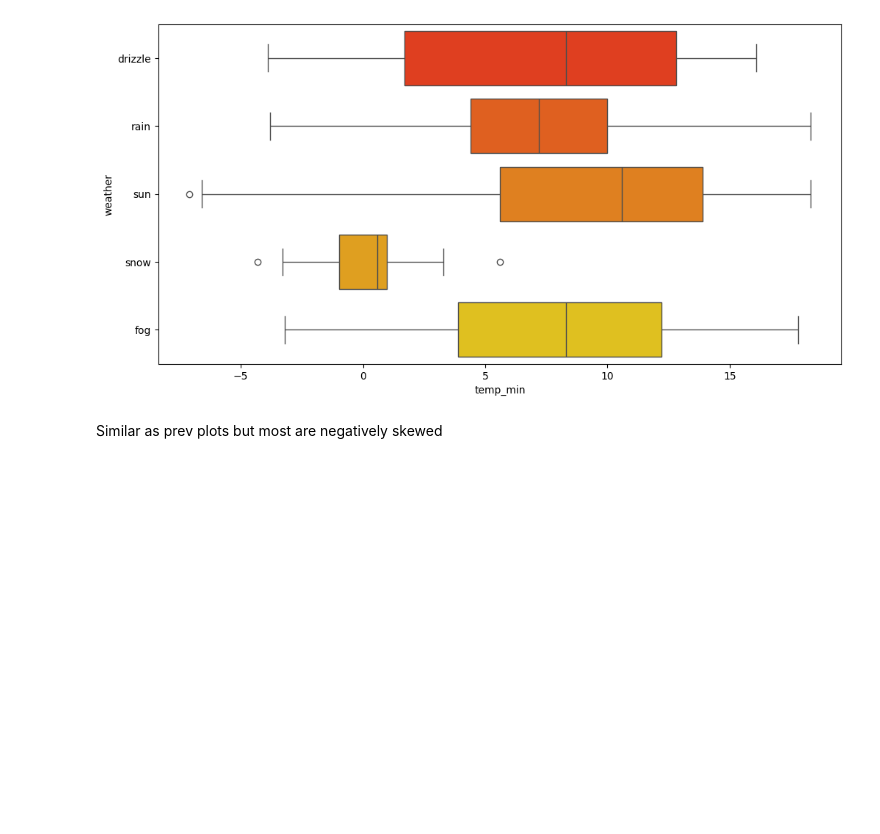
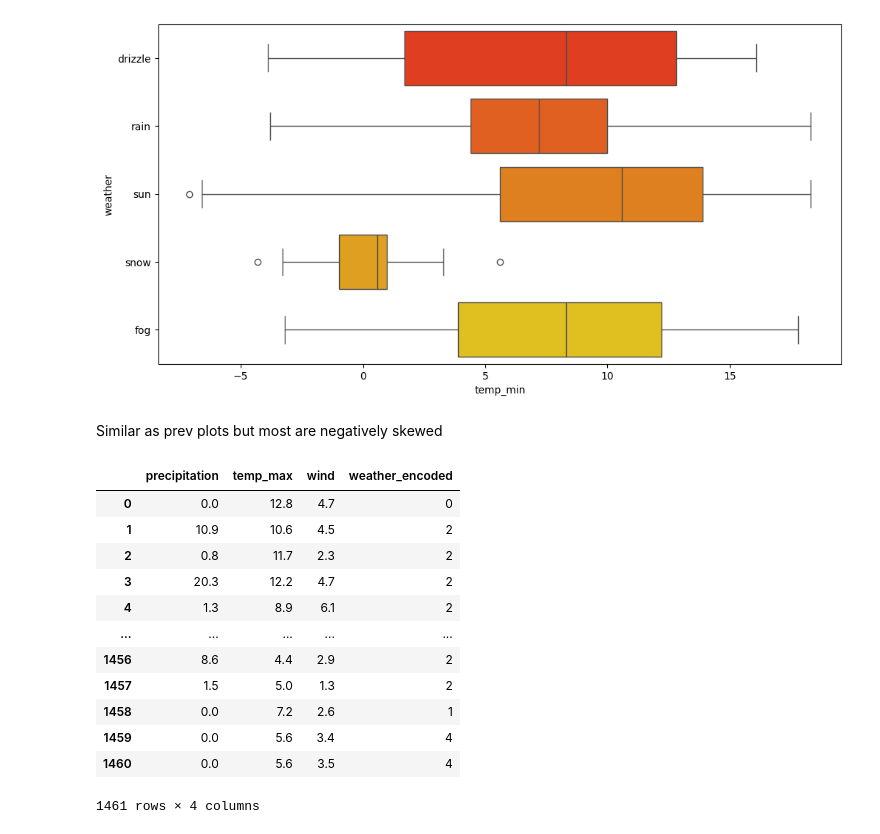
Before and after one commit to KrishBnsl/weather-prediction, a Jupyter notebook: weather_prediction.ipynb, the cells around one changed output. Saved outputs shown, nothing was run; the diff lists cells and outputs as text; code cells hidden in the pictures; blank space fills up the shorter version.

```diff
--- a/weather_prediction.ipynb
+++ b/weather_prediction.ipynb
@@ -178,0 +181,16 @@ Similar as prev plots but most are negatively skewed
+# %%
+df_corr
+# %% [output]
+|  | precipitation | temp_max | wind | weather_encoded |
+| 0 | 0.0 | 12.8 | 4.7 | 0 |
+| 1 | 10.9 | 10.6 | 4.5 | 2 |
+| 2 | 0.8 | 11.7 | 2.3 | 2 |
+| 3 | 20.3 | 12.2 | 4.7 | 2 |
+| 4 | 1.3 | 8.9 | 6.1 | 2 |
+| ... | ... | ... | ... | ... |
+| 1456 | 8.6 | 4.4 | 2.9 | 2 |
+| 1457 | 1.5 | 5.0 | 1.3 | 2 |
+| 1458 | 0.0 | 7.2 | 2.6 | 1 |
+| 1459 | 0.0 | 5.6 | 3.4 | 4 |
+| 1460 | 0.0 | 5.6 | 3.5 | 4 |
+1461 rows × 4 columns
```
Also changed, not shown: parts of 15 cells of this notebook.
